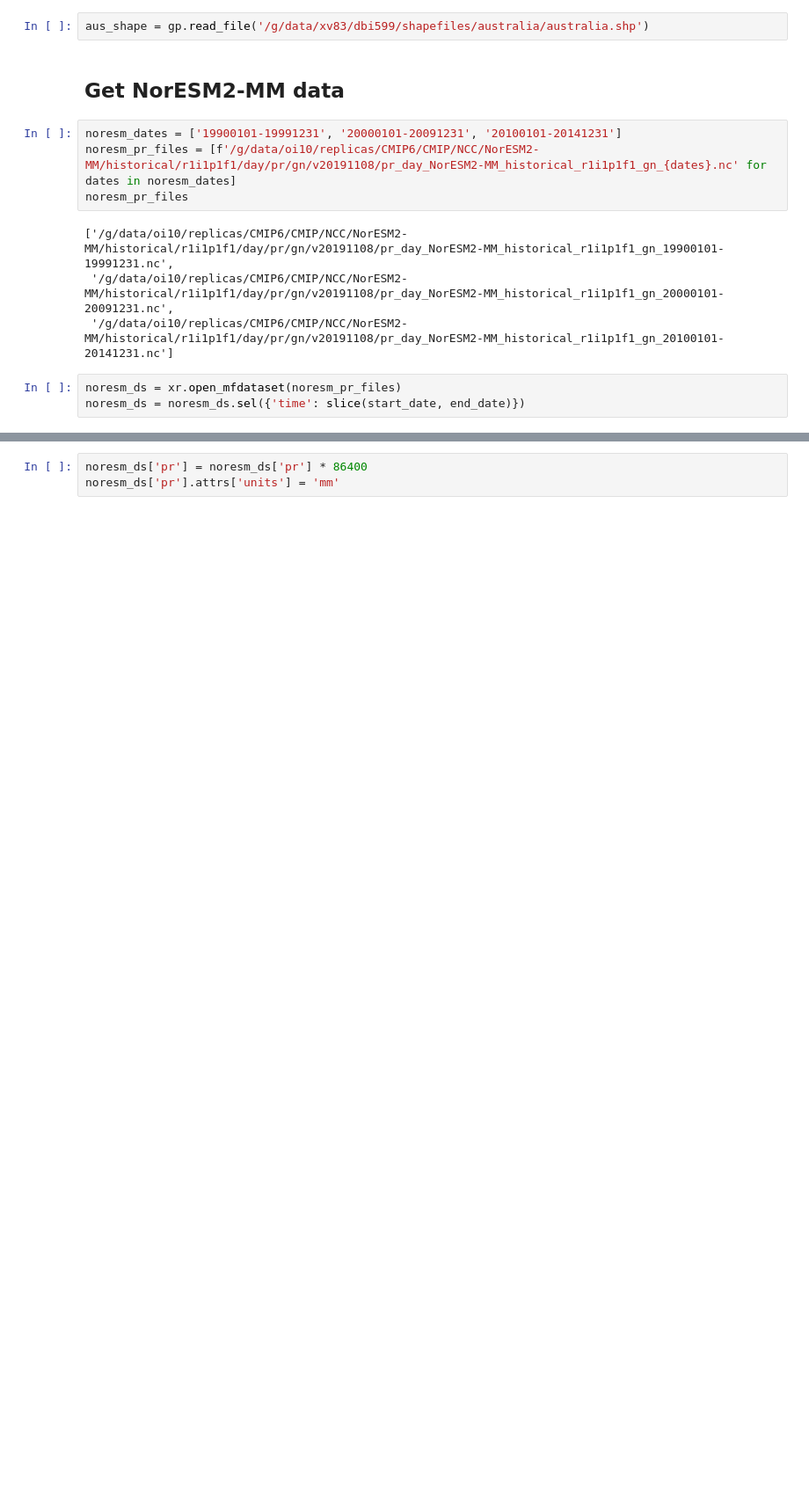
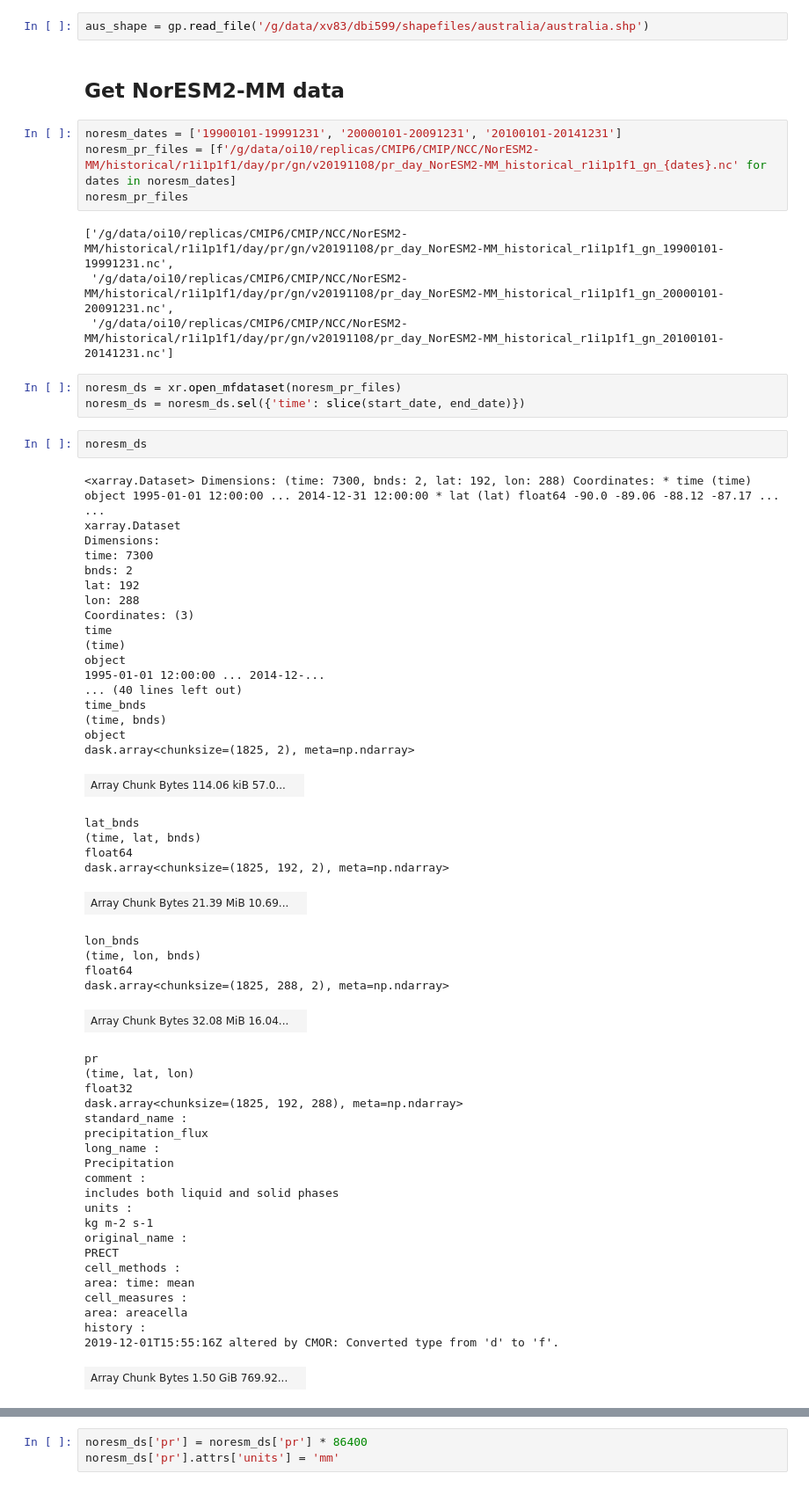
Before and after one commit to AusClimateService/model-evaluation, a Jupyter notebook: pr_evaluation.ipynb, the cells around one changed output, grey strips where cells are left out. Shown at 88% size. Cells and saved outputs as stored; diff of their text form; blank space fills up the shorter version.

```diff
--- a/pr_evaluation.ipynb
+++ b/pr_evaluation.ipynb
@@ -96,3 +96,55 @@ noresm_pr_files
 # %%
 noresm_ds = xr.open_mfdataset(noresm_pr_files)
 noresm_ds = noresm_ds.sel({'time': slice(start_date, end_date)})
+# %%
+noresm_ds
+# %% [output]
+<xarray.Dataset> Dimensions: (time: 7300, bnds: 2, lat: 192, lon: 288) Coordinates: * time (time) object 1995-01-01 12:00:00 ... 2014-12-31 12:00:00 * lat (lat) float64 -90.0 -89.06 -88.12 -87.17 ...  ...
+xarray.Dataset
+Dimensions:
+time: 7300
+bnds: 2
+lat: 192
+lon: 288
+Coordinates: (3)
+time
+(time)
+object
+1995-01-01 12:00:00 ... 2014-12-...
+... (40 lines left out)
+time_bnds
+(time, bnds)
+object
+dask.array<chunksize=(1825, 2), meta=np.ndarray>
+| Array Chunk Bytes 114.06 kiB 57.0... |  |
+lat_bnds
+(time, lat, bnds)
+float64
+dask.array<chunksize=(1825, 192, 2), meta=np.ndarray>
+| Array Chunk Bytes 21.39 MiB 10.69... |  |
+lon_bnds
+(time, lon, bnds)
+float64
+dask.array<chunksize=(1825, 288, 2), meta=np.ndarray>
+| Array Chunk Bytes 32.08 MiB 16.04... |  |
+pr
+(time, lat, lon)
+float32
+dask.array<chunksize=(1825, 192, 288), meta=np.ndarray>
+standard_name :
+precipitation_flux
+long_name :
+Precipitation
+comment :
+includes both liquid and solid phases
+units :
+kg m-2 s-1
+original_name :
+PRECT
+cell_methods :
+area: time: mean
+cell_measures :
+area: areacella
+history :
+2019-12-01T15:55:16Z altered by CMOR: Converted type from 'd' to 'f'.
+| Array Chunk Bytes 1.50 GiB 769.92... |  |
```
Also changed, not shown: parts of 27 cells of this notebook.
